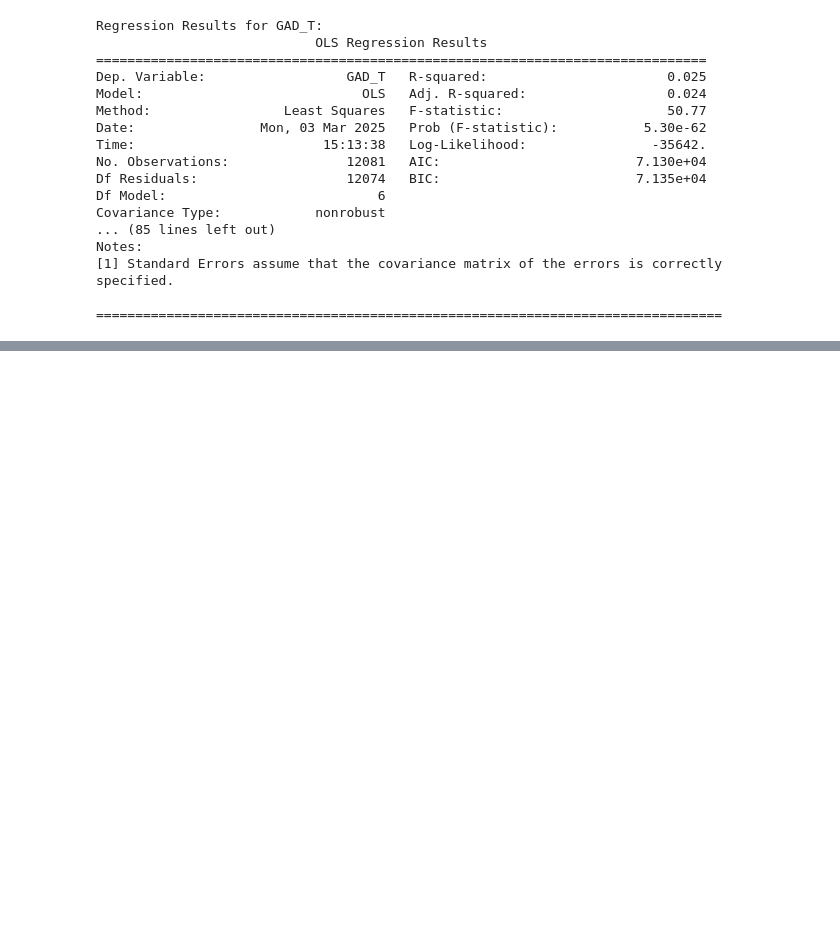
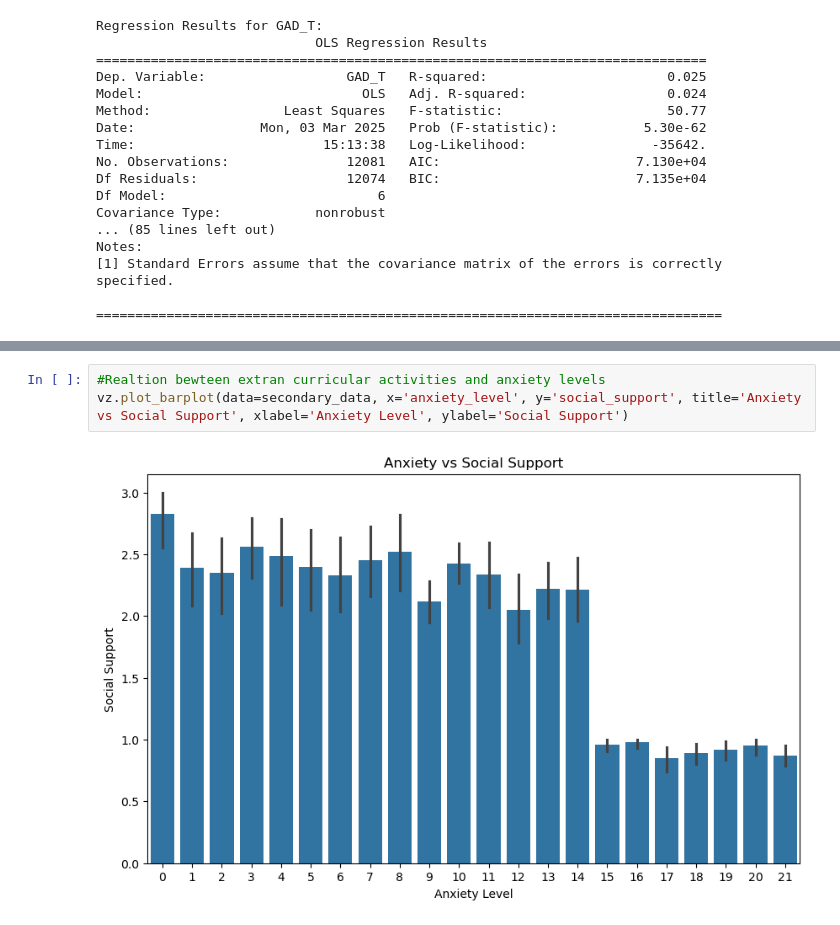
Before and after one commit to anushka318/ECE143_project, a Jupyter notebook: Analysis_notebook/analysis.ipynb, the cells around one changed output, grey strips where cells are left out. Cells and saved outputs as stored; diff of their text form; blank space fills up the shorter version.

```diff
--- a/Analysis_notebook/analysis.ipynb
+++ b/Analysis_notebook/analysis.ipynb
@@ -408,0 +476,5 @@ Notes:
+# %%
+#Realtion bewteen extran curricular activities and anxiety levels
+vz.plot_barplot(data=secondary_data, x='anxiety_level', y='social_support', title='Anxiety vs Social Support', xlabel='Anxiety Level', ylabel='Social Support')
+# %% [output]
+[figure, added]
```
Also changed, not shown: parts of 7 cells of this notebook, 2 other files.
